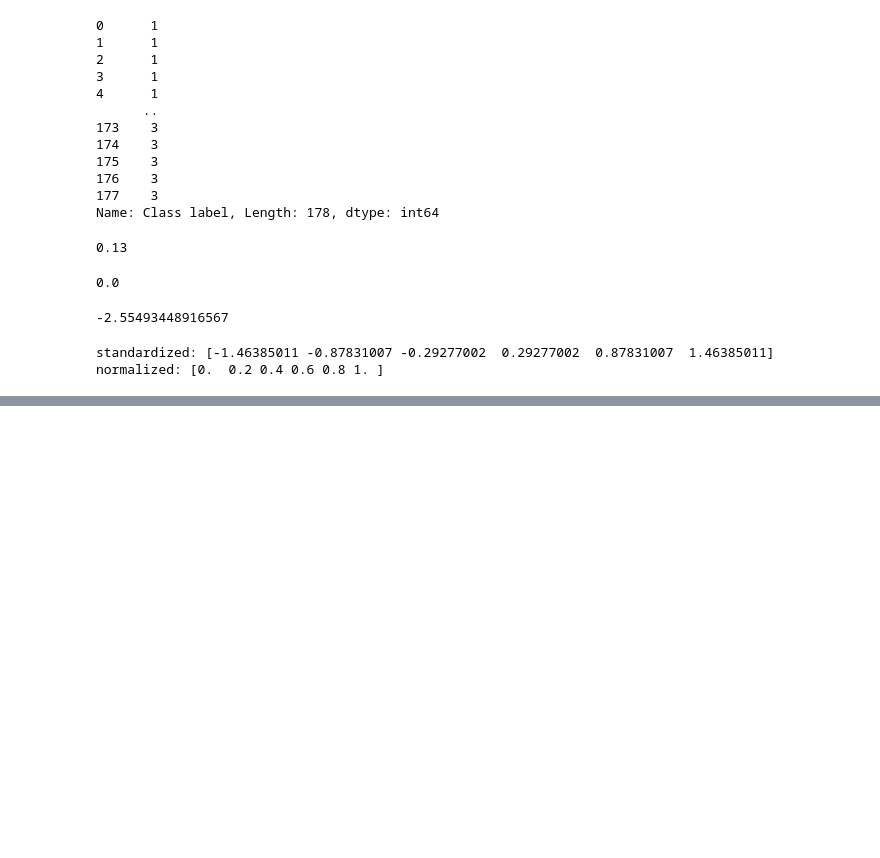
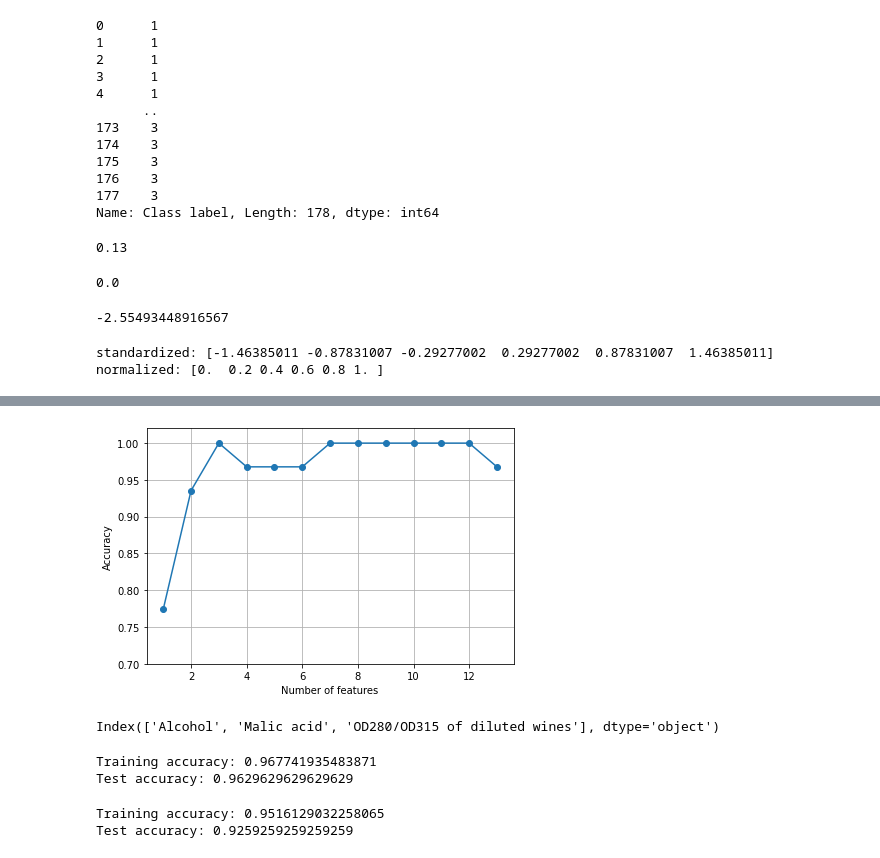
Before and after one commit to danwein8/ML_Book, a Jupyter notebook: ch04/Chapter4.ipynb, the cells around one changed output, grey strips where cells are left out. Saved outputs shown, nothing was run; the diff lists cells and outputs as text; code cells hidden in the pictures; blank space fills up the shorter version.

```diff
--- a/ch04/Chapter4.ipynb
+++ b/ch04/Chapter4.ipynb
@@ -392,0 +527,40 @@ normalized: [0.  0.2 0.4 0.6 0.8 1. ]
+# %%
+from sklearn.neighbors import KNeighborsClassifier
+
+knn = KNeighborsClassifier(n_neighbors=5)
+
+# selecting features
+sbs = SBS(knn, k_features=1)
+sbs.fit(X_train_std, y_train)
+
+# plotting performance of feature subset
+k_feat = [len(k) for k in sbs.subsets_]
+
+plt.plot(k_feat, sbs.scores_, marker='o')
+plt.ylim([0.7, 1.02])
+plt.ylabel('Accuracy')
+plt.xlabel('Number of features')
+plt.grid()
+plt.tight_layout()
+plt.show()
+# %% [output]
+[figure, added]
+# %%
+k3 = list(sbs.subsets_[10])
+print(df_wine.columns[1:][k3])
+# %% [output]
+Index(['Alcohol', 'Malic acid', 'OD280/OD315 of diluted wines'], dtype='object')
+# %%
+knn.fit(X_train_std, y_train)
+print('Training accuracy:', knn.score(X_train_std, y_train))
+print('Test accuracy:', knn.score(X_test_std, y_test))
+# %% [output]
+Training accuracy: 0.967741935483871
+Test accuracy: 0.9629629629629629
+# %%
+knn.fit(X_train_std[:, k3], y_train)
+print('Training accuracy:', knn.score(X_train_std[:, k3], y_train))
+print('Test accuracy:', knn.score(X_test_std[:, k3], y_test))
+# %% [output]
+Training accuracy: 0.9516129032258065
+Test accuracy: 0.9259259259259259
```
Also changed, not shown: parts of 15 cells of this notebook.
